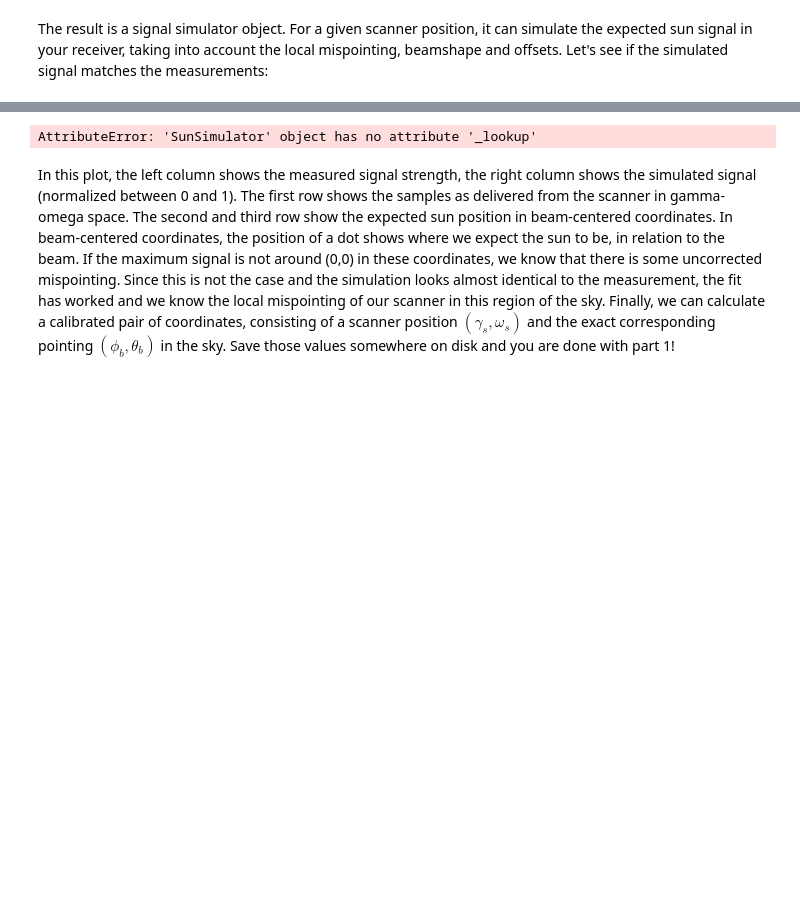
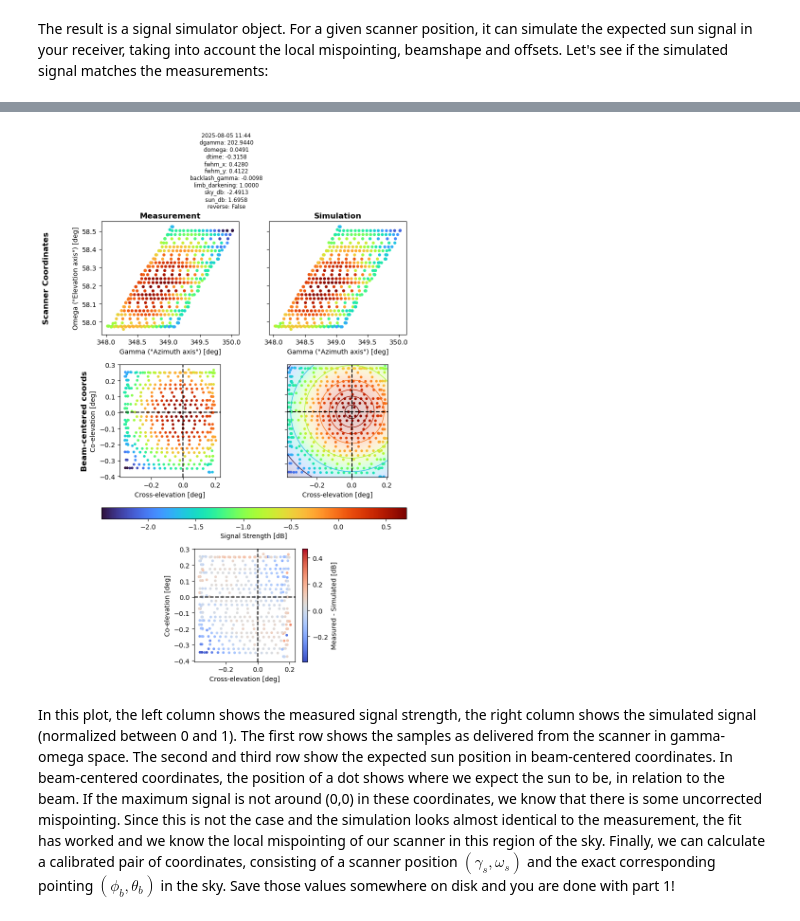
Before and after one commit to Ockenfuss/sunscanpy, a Jupyter notebook: examples/Tutorial_Part1_Sunscan.ipynb, the cells around one changed output, grey strips where cells are left out. Drawn from its saved outputs; the diff is of its cells as text; code cells hidden in the pictures; blank space fills up the shorter version.

```diff
--- a/examples/Tutorial_Part1_Sunscan.ipynb
+++ b/examples/Tutorial_Part1_Sunscan.ipynb
@@ -137,6 +150,9 @@ limb_darkening: 1.0000
 # %% [markdown]
 The result is a signal simulator object. For a given scanner position, it can simulate the expected sun signal in your receiver, taking into account the local mispointing, beamshape and offsets. Let's see if the simulated signal matches the measurements:
 # %%
+import importlib
+import sunscan.plotting
+importlib.reload(sunscan.plotting)
 from sunscan.plotting import plot_sunscan_simulation
 fig, axs= plot_sunscan_simulation(simulator, gamma, omega, time, sun_signal, gammav, omegav, sky=sky)
 # %% [output]
@@ -144,4 +160,4 @@ fig, axs= plot_sunscan_simulation(simulator, gamma, omega, time, sun_signal, gam
-AttributeError: 'SunSimulator' object has no attribute '_lookup'
+[figure, added]
 # %% [markdown]
 In this plot, the left column shows the measured signal strength, the right column shows the simulated signal (normalized between 0 and 1). The first row shows the samples as delivered from the scanner in gamma-omega space. The second and third row show the expected sun position in beam-centered coordinates. In beam-centered coordinates, the position of a dot shows where we expect the sun to be, in relation to the beam. If the maximum signal is not around (0,0) in these coordinates, we know that there is some uncorrected mispointing. Since this is not the case and the simulation looks almost identical to the measurement, the fit has worked and we know the local mispointing of our scanner in this region of the sky.
 Finally, we can calculate a calibrated pair of coordinates, consisting of a scanner position $(\gamma_s, \omega_s)$ and the exact corresponding pointing $(\phi_b, \theta_b)$ in the sky. Save those values somewhere on disk and you are done with part 1!
```
Also changed, not shown: parts of 5 cells of this notebook, 4 other files.
